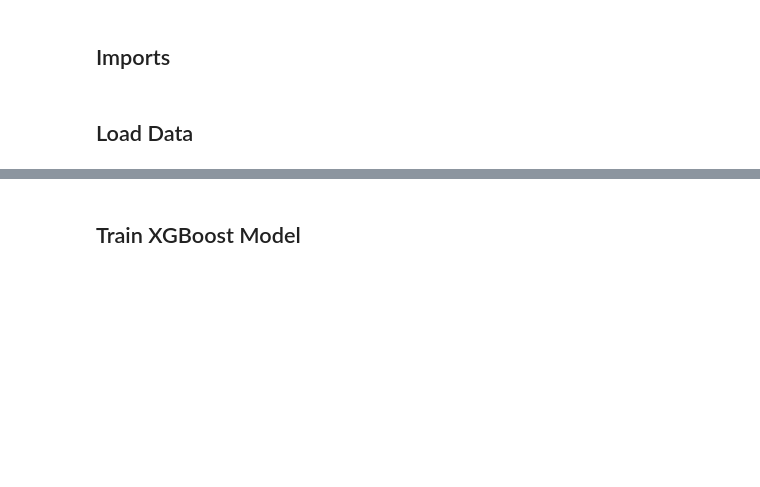
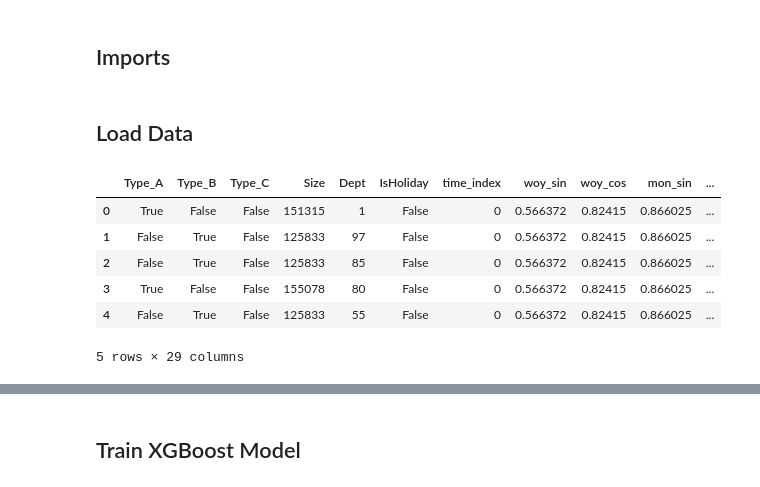
Before and after one commit to YassienTawfikk/SmartRetailRegressor, a Jupyter notebook: notebooks/04_XGBoost_model.ipynb, the cells around one changed output, grey strips where cells are left out. Drawn from its saved outputs; the diff is of its cells as text; code cells hidden in the pictures; blank space fills up the shorter version.

```diff
--- a/notebooks/04_XGBoost_model.ipynb
+++ b/notebooks/04_XGBoost_model.ipynb
@@ -13,4 +13,15 @@ from sklearn.metrics import mean_absolute_error, mean_squared_error, r2_score
 from src.__00__paths import curated_data_dir, model_dir, figures_dir, docs_dir
 # %% [markdown]
 ## Load Data
+# %%
+train_df = pd.read_csv(curated_data_dir / "train.csv")
+train_df.head()
+# %% [output]
+|  | Type_A | Type_B | Type_C | Size | Dept | IsHoliday | time_index | woy_sin | woy_cos | mon_sin | ... |
+| 0 | True | False | False | 151315 | 1 | False | 0 | 0.566372 | 0.82415 | 0.866025 | ... |
+| 1 | False | True | False | 125833 | 97 | False | 0 | 0.566372 | 0.82415 | 0.866025 | ... |
+| 2 | False | True | False | 125833 | 85 | False | 0 | 0.566372 | 0.82415 | 0.866025 | ... |
+| 3 | True | False | False | 155078 | 80 | False | 0 | 0.566372 | 0.82415 | 0.866025 | ... |
+| 4 | False | True | False | 125833 | 55 | False | 0 | 0.566372 | 0.82415 | 0.866025 | ... |
+5 rows × 29 columns
 # %%
```
Also changed, not shown: parts of 7 cells of this notebook, 2 other files.
